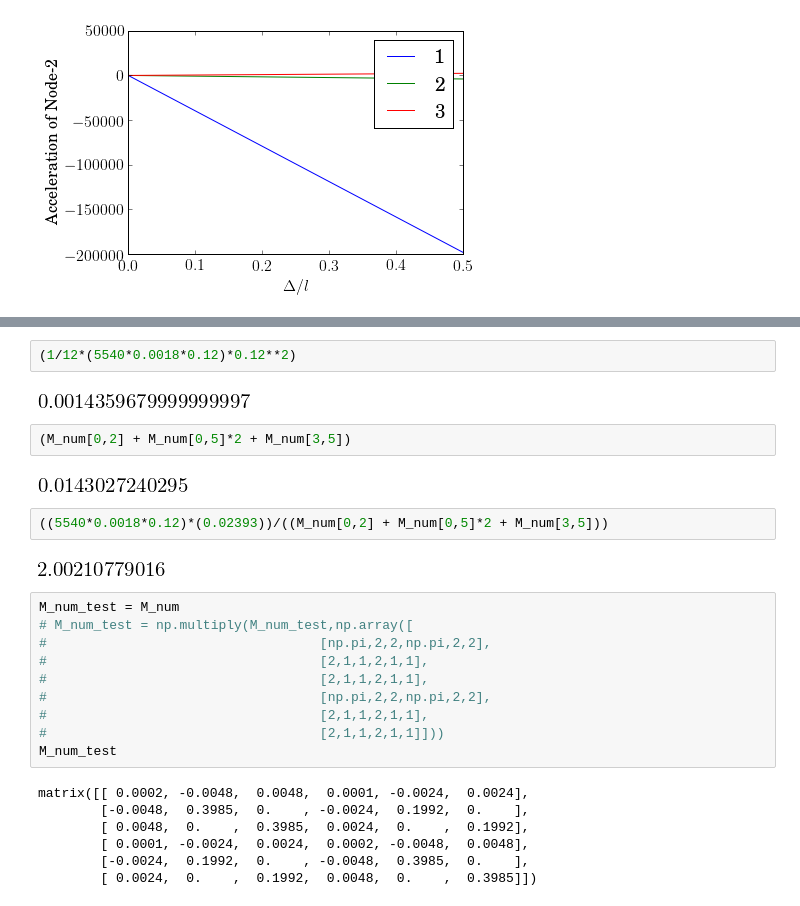
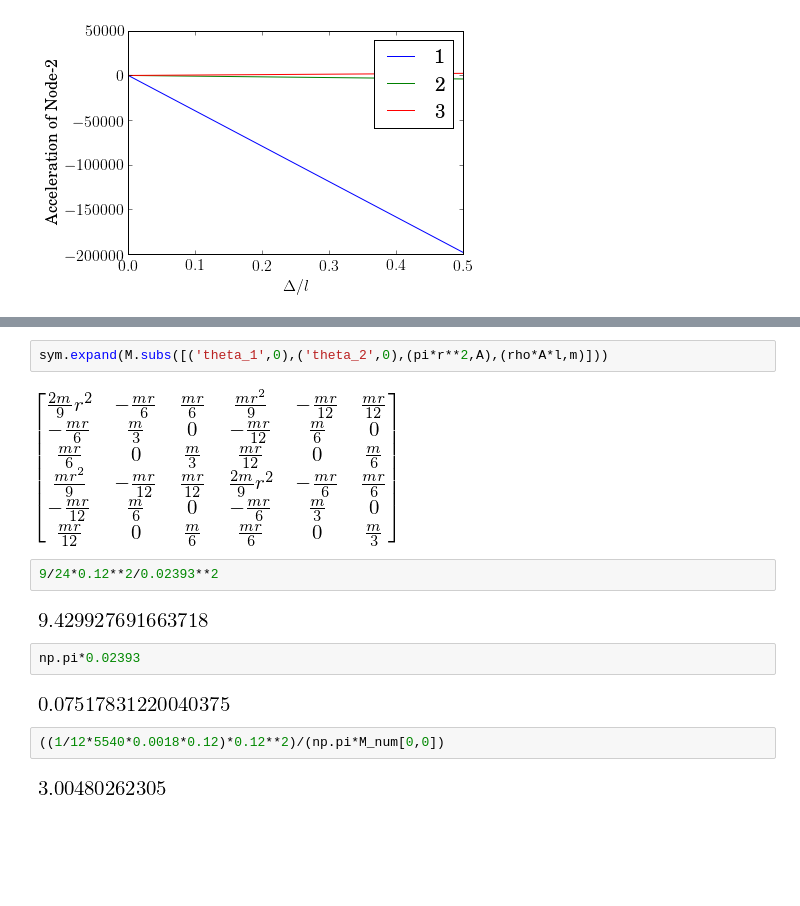
Before and after one commit to cdlrpi/mixed-body-type, a Jupyter notebook: large-deformation/gebf-mass-matrix-and-forces-2D-v9.ipynb, the cells around one changed output, grey strips where cells are left out. Saved outputs shown, nothing was run; the diff lists cells and outputs as text; blank space fills up the shorter version.

```diff
--- a/large-deformation/gebf-mass-matrix-and-forces-2D-v9.ipynb
+++ b/large-deformation/gebf-mass-matrix-and-forces-2D-v9.ipynb
@@ -466,29 +504,16 @@ np.pi*(M_num[0,0] + M_num[3,3] + M_num[0,3]*2)
+# %%
+sym.expand(M.subs([('theta_1',0),('theta_2',0),(pi*r**2,A),(rho*A*l,m)]))
+# %% [output]
+[figure, added]
+# %%
+9/24*0.12**2/0.02393**2
+# %% [output]
+[figure, added]
+# %%
+np.pi*0.02393
+# %% [output]
+[figure, added]
 # %%
-(1/12*(5540*0.0018*0.12)*0.12**2)
+((1/12*5540*0.0018*0.12)*0.12**2)/(np.pi*M_num[0,0])
 # %% [output]
-[figure, old version]
+[figure, new version]
-# %%
-(M_num[0,2] + M_num[0,5]*2 + M_num[3,5])
-# %% [output]
-[figure, removed]
-# %%
-((5540*0.0018*0.12)*(0.02393))/((M_num[0,2] + M_num[0,5]*2 + M_num[3,5]))
-# %% [output]
-[figure, removed]
-# %%
-M_num_test = M_num
-# M_num_test = np.multiply(M_num_test,np.array([
-#                                   [np.pi,2,2,np.pi,2,2],
-#                                   [2,1,1,2,1,1],
-#                                   [2,1,1,2,1,1],
-#                                   [np.pi,2,2,np.pi,2,2],
-#                                   [2,1,1,2,1,1],
-#                                   [2,1,1,2,1,1]]))
-M_num_test
-# %% [output]
-matrix([[ 0.0002, -0.0048,  0.0048,  0.0001, -0.0024,  0.0024],
-        [-0.0048,  0.3985,  0.    , -0.0024,  0.1992,  0.    ],
-        [ 0.0048,  0.    ,  0.3985,  0.0024,  0.    ,  0.1992],
-        [ 0.0001, -0.0024,  0.0024,  0.0002, -0.0048,  0.0048],
-        [-0.0024,  0.1992,  0.    , -0.0048,  0.3985,  0.    ],
-        [ 0.0024,  0.    ,  0.1992,  0.0048,  0.    ,  0.3985]])
```
Also changed, not shown: parts of 20 cells of this notebook, 4 other files.
